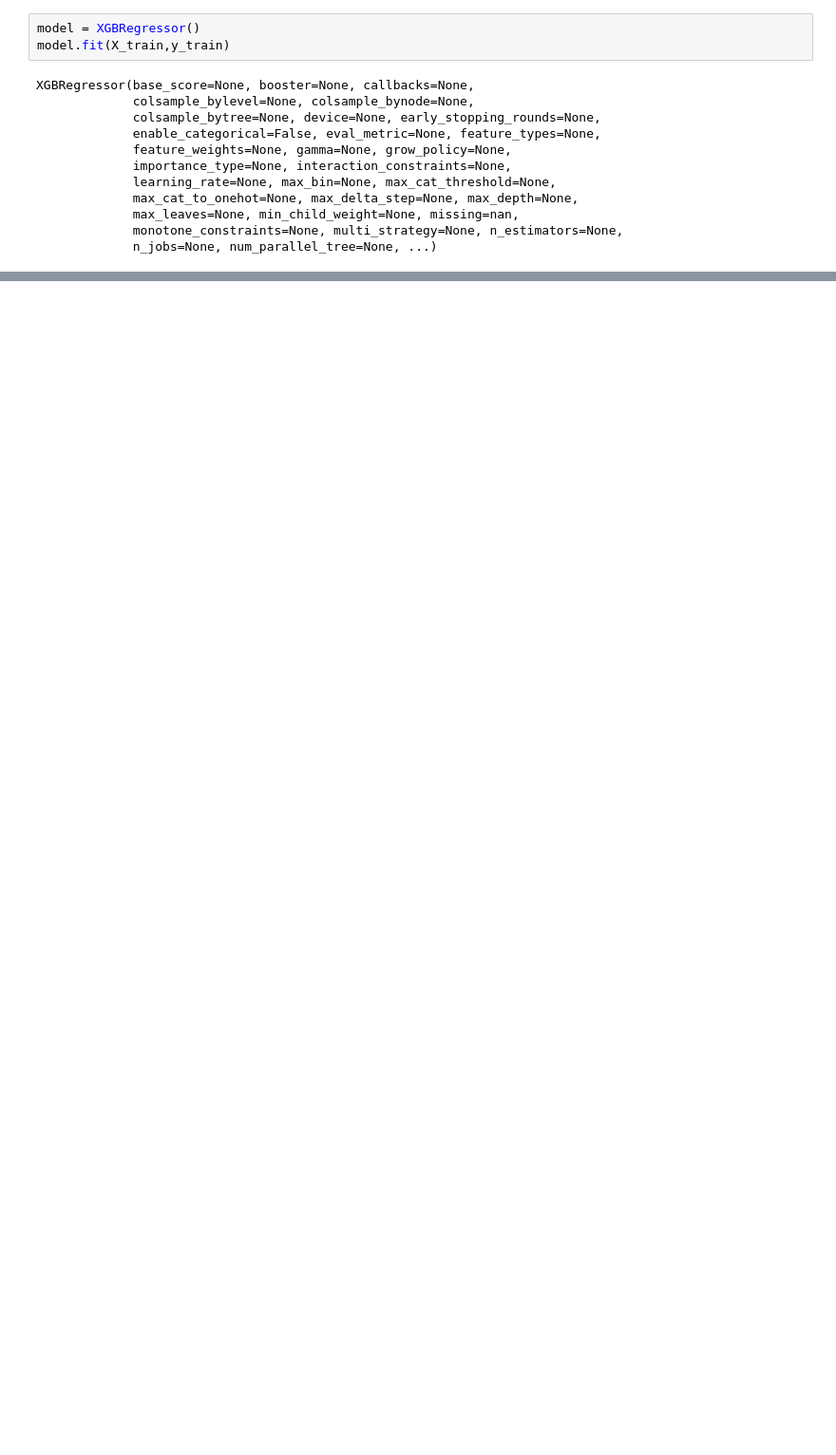
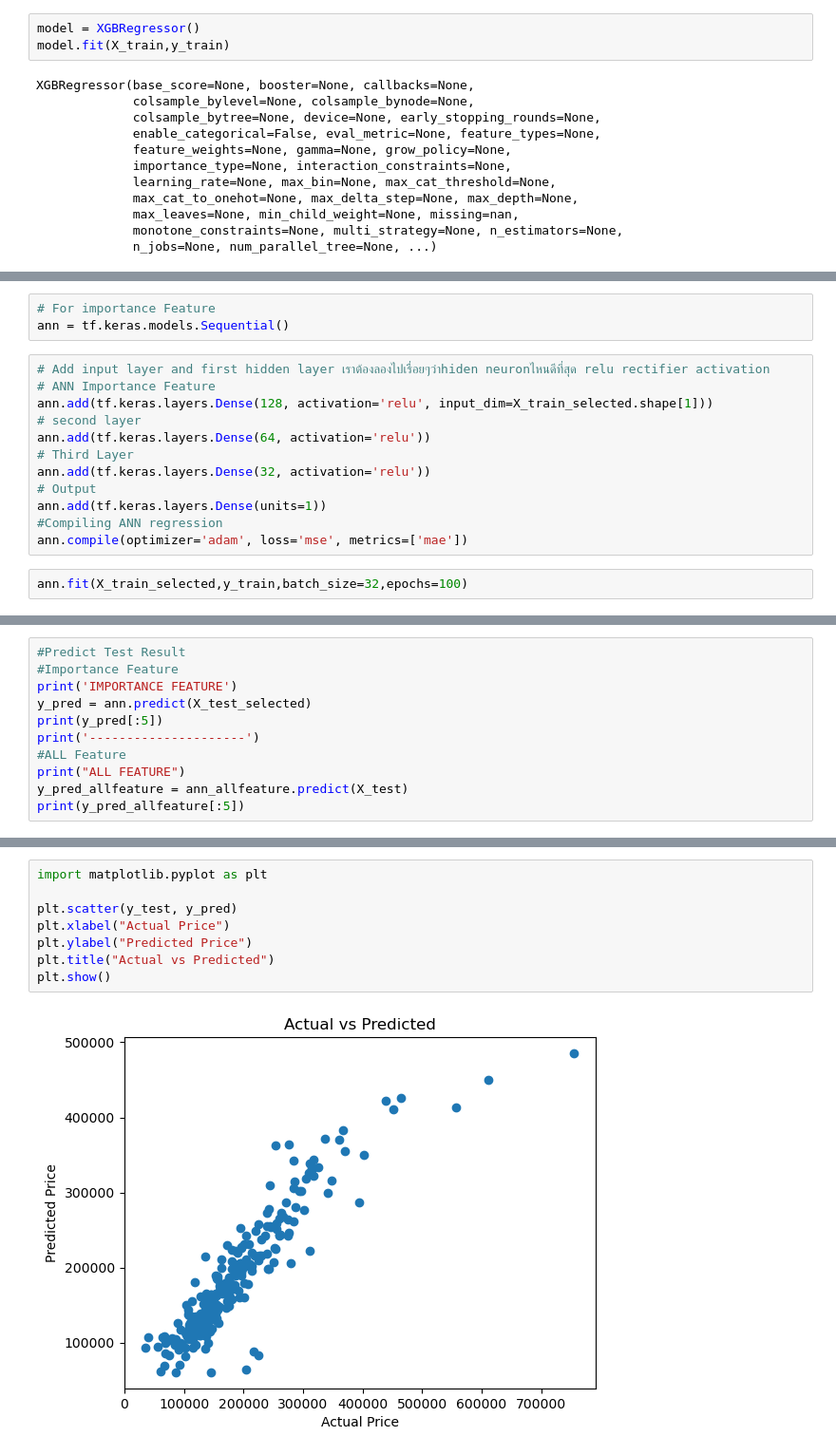
Before and after one commit to IttikornMafaka/House-Price-Prediction-using-XGBoost-ANN, a Jupyter notebook: sale.ipynb, the cells around one changed output, grey strips where cells are left out. Shown at 95% size. Drawn from its saved outputs; the diff is of its cells as text; blank space fills up the shorter version.

```diff
--- a/sale.ipynb
+++ b/sale.ipynb
@@ -219,0 +238,17 @@ AttributeError: 'function' object has no attribute 'index'
+# %%
+# For importance Feature
+ann = tf.keras.models.Sequential()
+# %%
+# Add input layer and first hidden layer เราต้องลองไปเรื่อยๆว่าhiden neuronไหนดีที่สุด relu rectifier activation
+# ANN Importance Feature
+ann.add(tf.keras.layers.Dense(128, activation='relu', input_dim=X_train_selected.shape[1]))
+# second layer
+ann.add(tf.keras.layers.Dense(64, activation='relu'))
+# Third Layer
+ann.add(tf.keras.layers.Dense(32, activation='relu'))
+# Output
+ann.add(tf.keras.layers.Dense(units=1))
+#Compiling ANN regression
+ann.compile(optimizer='adam', loss='mse', metrics=['mae'])
+# %%
+ann.fit(X_train_selected,y_train,batch_size=32,epochs=100)
@@ -219,0 +310,11 @@ AttributeError: 'function' object has no attribute 'index'
+# %%
+#Predict Test Result
+#Importance Feature
+print('IMPORTANCE FEATURE')
+y_pred = ann.predict(X_test_selected)
+print(y_pred[:5])
+print('---------------------')
+#ALL Feature
+print("ALL FEATURE")
+y_pred_allfeature = ann_allfeature.predict(X_test)
+print(y_pred_allfeature[:5])
@@ -219,0 +360,10 @@ AttributeError: 'function' object has no attribute 'index'
+# %%
+import matplotlib.pyplot as plt
+
+plt.scatter(y_test, y_pred)
+plt.xlabel("Actual Price")
+plt.ylabel("Predicted Price")
+plt.title("Actual vs Predicted")
+plt.show()
+# %% [output]
+[figure, added]
```
Also changed, not shown: parts of 22 cells of this notebook.
